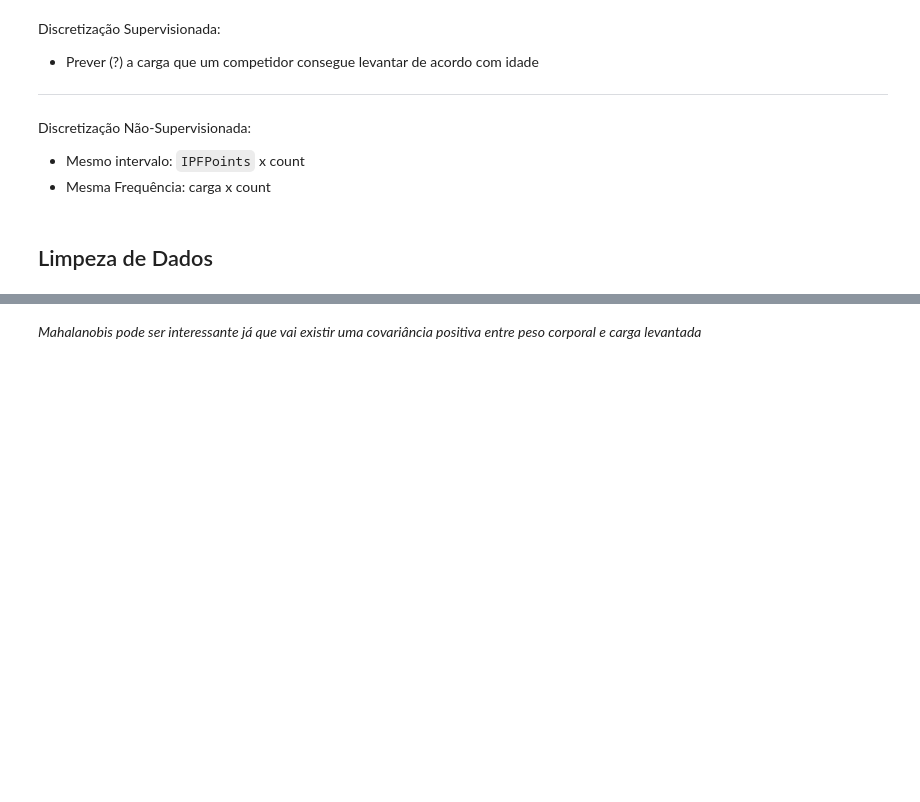
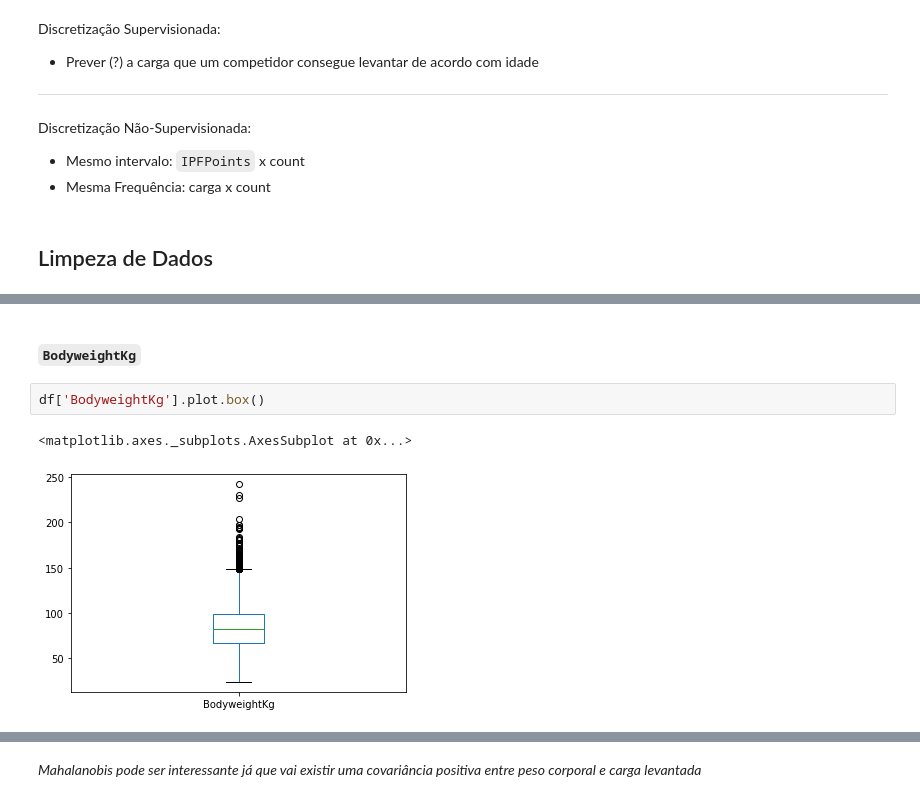
Before and after one commit to RafaelBNN/if697, a Jupyter notebook: ProjetoIF697.ipynb, the cells around one changed output, grey strips where cells are left out. Cells and saved outputs as stored; diff of their text form; blank space fills up the shorter version.

```diff
--- a/ProjetoIF697.ipynb
+++ b/ProjetoIF697.ipynb
@@ -698,0 +757,7 @@ Discretização Não-Supervisionada:
+# %% [markdown]
+#### `BodyweightKg`
+# %%
+df['BodyweightKg'].plot.box()
+# %% [output]
+<matplotlib.axes._subplots.AxesSubplot at 0x...>
+[figure, added]
```
Also changed, not shown: parts of 23 cells of this notebook.
